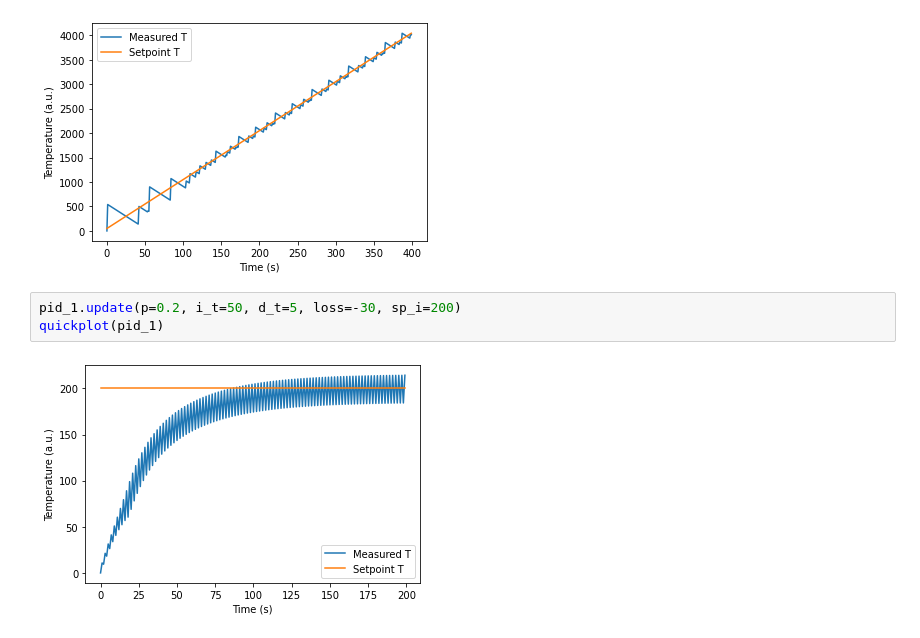
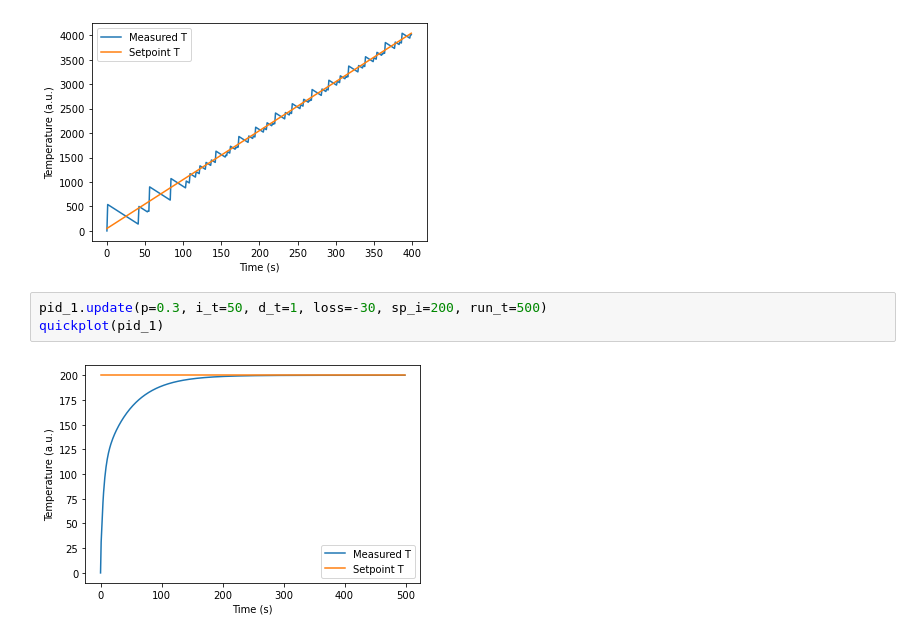
Before and after one commit to wqygh/pid_visualizer, a Jupyter notebook: README.ipynb, the cells around one changed output. Cells and saved outputs as stored; diff of their text form.

```diff
--- a/README.ipynb
+++ b/README.ipynb
@@ -33,7 +33,7 @@ quickplot(pid_1)
 # %% [output]
 [figure]
 # %%
-pid_1.update(p=0.2, i_t=50, d_t=5, loss=-30, sp_i=200)
+pid_1.update(p=0.3, i_t=50, d_t=1, loss=-30, sp_i=200, run_t=500)
 quickplot(pid_1)
 # %% [output]
-[figure, old version]
+[figure, new version]
```
Also changed, not shown: 2 other files.
